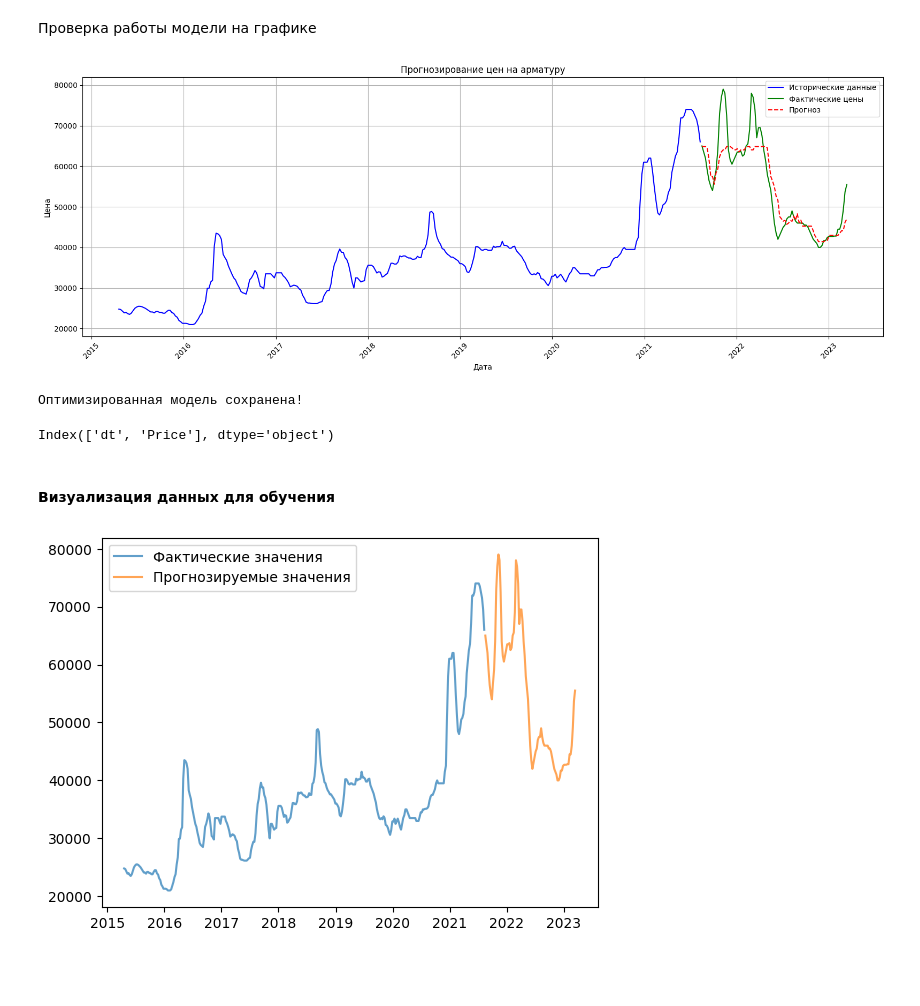
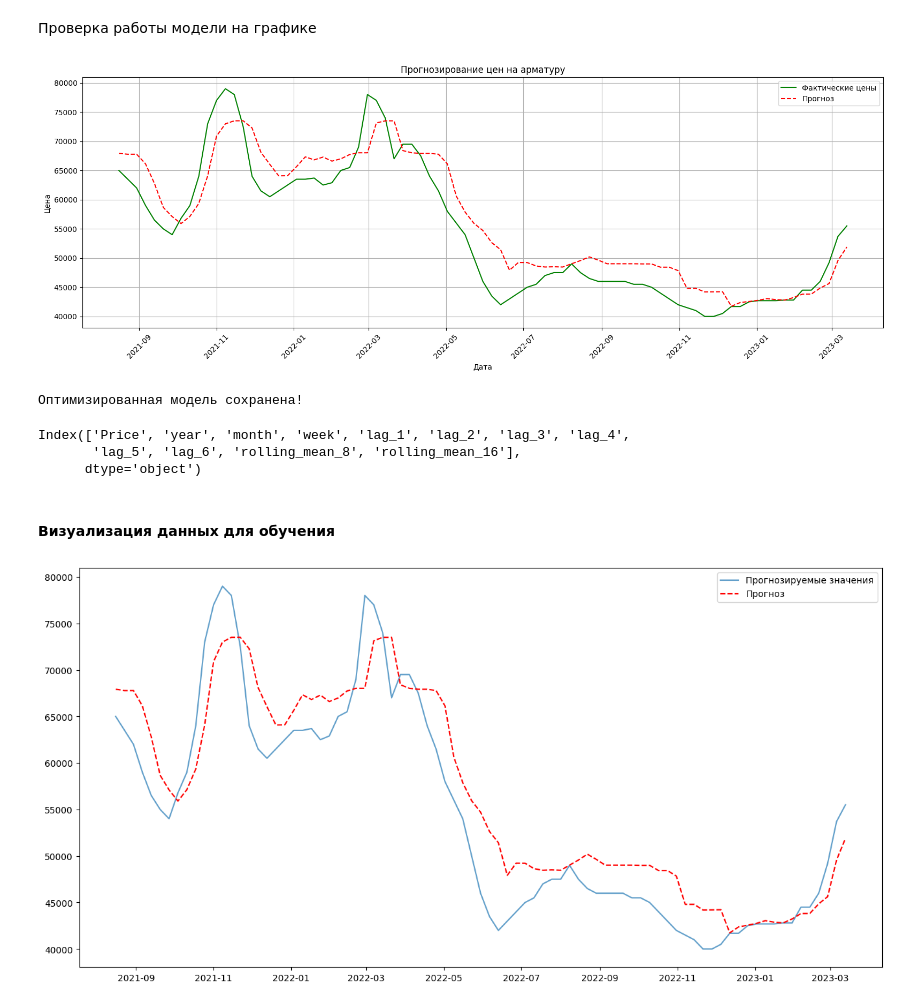
Before and after one commit to tmwsw/MGC, a Jupyter notebook: main.ipynb, the cells around one changed output. Cells and saved outputs as stored; diff of their text form; code cells hidden in the pictures; blank space fills up the shorter version.

```diff
--- a/main.ipynb
+++ b/main.ipynb
@@ -8,11 +8,10 @@ import matplotlib.pyplot as plt
 import joblib
 from catboost import CatBoostRegressor
 from sklearn.metrics import mean_absolute_error, mean_squared_error, r2_score
-from sklearn.model_selection import TimeSeriesSplit
 
 # Загрузка данных
-train_data = pd.read_excel("data/train.xlsx")
-test_data = pd.read_excel("data/test.xlsx")
+train_data = pd.read_excel("data/excel/train.xlsx")
+test_data = pd.read_excel("data/excel/test.xlsx")
 # %% [markdown]
 Преодобратока данных для обучения модели
 # %%
@@ -22,9 +21,6 @@ combined_df['dt'] = pd.to_datetime(combined_df['dt'])
 combined_df = combined_df.sort_values(by='dt').drop_duplicates()
 
 # Генерация временных признаков
-combined_df['day_of_week'] = combined_df['dt'].dt.dayofweek
-combined_df['is_month_start'] = combined_df['dt'].dt.is_month_start.astype(int)
-combined_df['quarter'] = combined_df['dt'].dt.quarter
 combined_df['year'] = combined_df['dt'].dt.year
 combined_df['month'] = combined_df['dt'].dt.month
 combined_df['week'] = combined_df['dt'].dt.isocalendar().week
@@ -45,8 +41,6 @@ print("Объединенные данные сохранены в файл 'com
 # %% [markdown]
 Разделение данных на обучающие и тестовые. Обучение модели. Метрики
 # %%
-combined_df = pd.read_excel("combined_data.xlsx")
-
 # Разделение данных
 combined_df = combined_df.set_index('dt')
 split_idx = int(len(combined_df) * 0.8)
@@ -64,8 +58,8 @@ y_test_log = np.log1p(y_test)
 
 # Обучение модели CatBoost с оптимизированными параметрами
 model = CatBoostRegressor(
-    iterations=500,
-    learning_rate=0.04,
+    iterations=5000,
+    learning_rate=0.05,
     depth=1,
     loss_function='MAE',
     early_stopping_rounds=100,
@@ -110,7 +104,7 @@ RMSE: 4982.5079
 # %%
 # Визуализация
 plt.figure(figsize=(16, 6))
-plt.plot(train.index, train['Price'], label='Исторические данные', color='blue')
+# plt.plot(train.index, train['Цена на арматуру'], label='Исторические данные', color='blue')
 plt.plot(test.index, test['Price'], label='Фактические цены', color='green')
 plt.plot(test.index, preds, label='Прогноз', color='red', linestyle='--')
 plt.title('Прогнозирование цен на арматуру')
@@ -126,18 +120,22 @@ plt.show()
 joblib.dump(model, "catboost_model.pkl")
 print("Оптимизированная модель сохранена!")
 # %% [output]
-[figure, old version]
+[figure, new version]
 Оптимизированная модель сохранена!
 # %%
-print(test_data.columns)
+print(combined_df.columns)
 # %% [output]
-Index(['dt', 'Price'], dtype='object')
+Index(['Price', 'year', 'month', 'week', 'lag_1', 'lag_2', 'lag_3', 'lag_4',
+       'lag_5', 'lag_6', 'rolling_mean_8', 'rolling_mean_16'],
+      dtype='object')
 # %% [markdown]
 #### Визуализация данных для обучения
 # %%
-plt.plot(y_train, label="Фактические значения", alpha=0.7)
+plt.figure(figsize=(16, 8))
+# plt.plot(y_train, label="Фактические значения", alpha=0.7)
 plt.plot(y_test, label="Прогнозируемые значения", alpha=0.7)
+plt.plot(test.index, preds, label='Прогноз', color='red', linestyle='--')
 plt.legend()
 plt.show()
 # %% [output]
-[figure, old version]
+[figure, new version]
```
Also changed, not shown: parts of 1 cell of this notebook, 12 other files.
